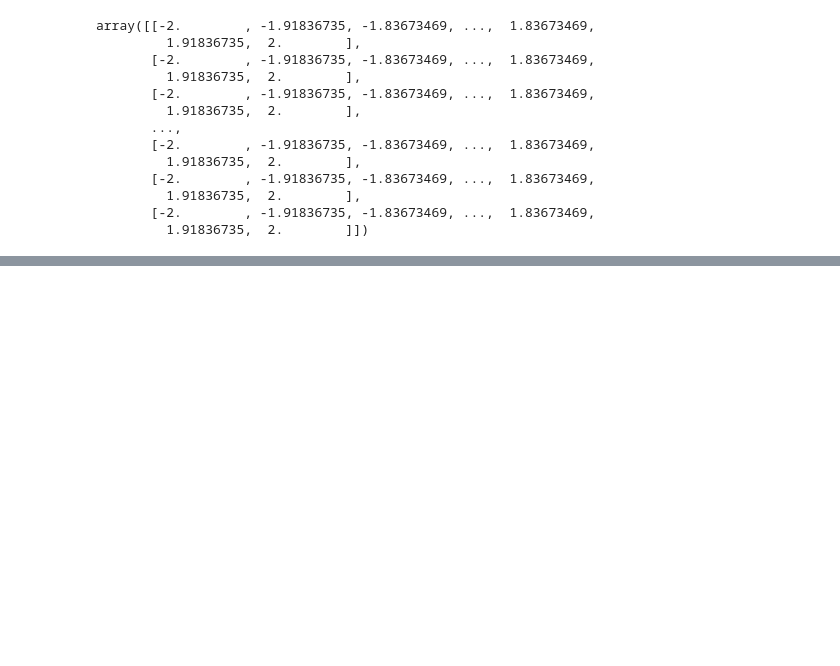
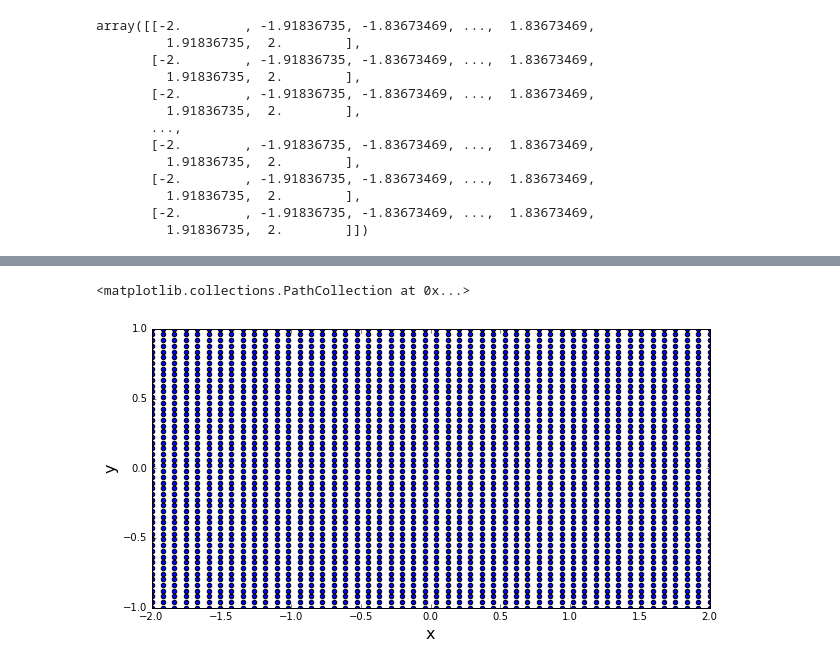
Before and after one commit to jiayuli517/mae6226-workspace, a Jupyter notebook: lesson1.ipynb, the cells around one changed output, grey strips where cells are left out. Cells and saved outputs as stored; diff of their text form; code cells hidden in the pictures; blank space fills up the shorter version.

```diff
--- a/lesson1.ipynb
+++ b/lesson1.ipynb
@@ -73 +75,13 @@ array([[-2.        , -1.91836735, -1.83673469, ...,  1.83673469,
+# %%
+%matplotlib inline
+size=10
+pyplot.figure(figsize=(size,(y_end-y_start)/(x_end-x_start)*size))
+pyplot.xlabel('x',fontsize=16)
+pyplot.ylabel('y',fontsize=16)
+pyplot.xlim(-2.0, 2.0)
+pyplot.ylim(-1.0,1.0)
+pyplot.scatter(X,Y)
+# %% [output]
+<matplotlib.collections.PathCollection at 0x...>
+[figure, added]
 # %%
```
Also changed, not shown: parts of 19 cells of this notebook.
